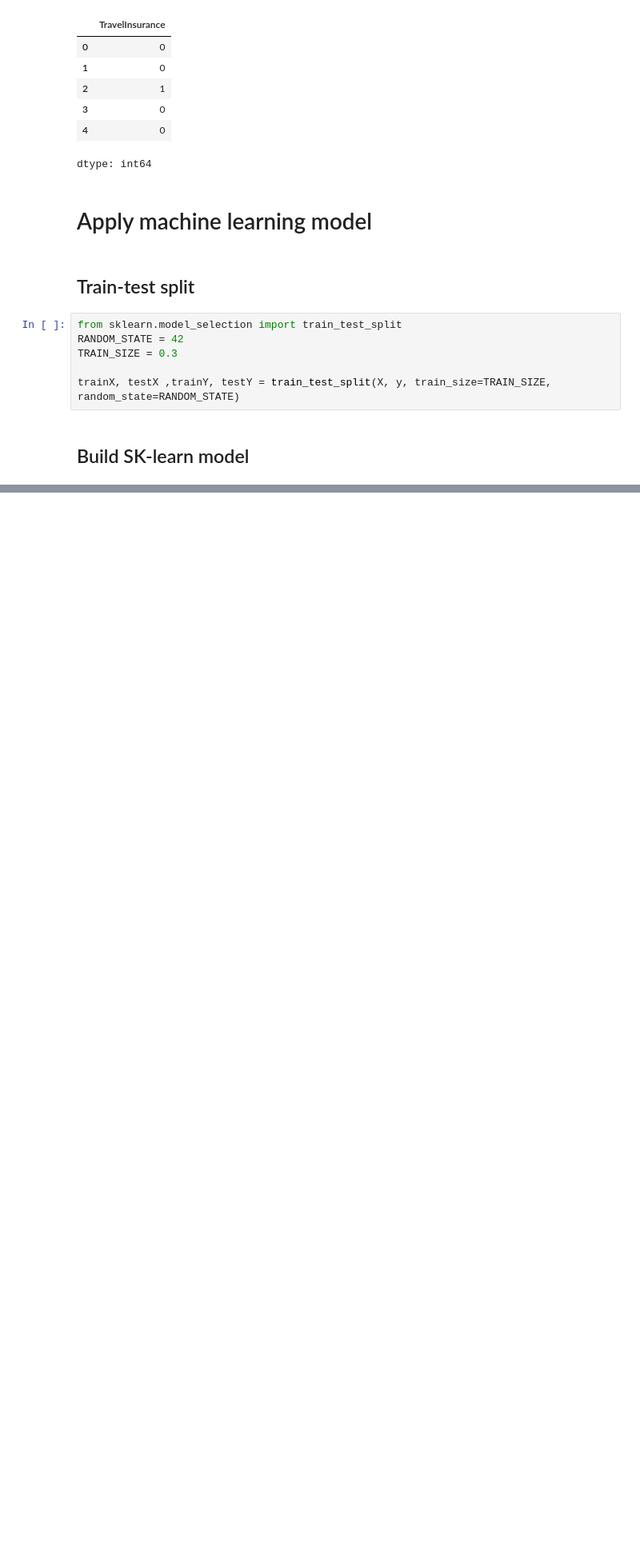
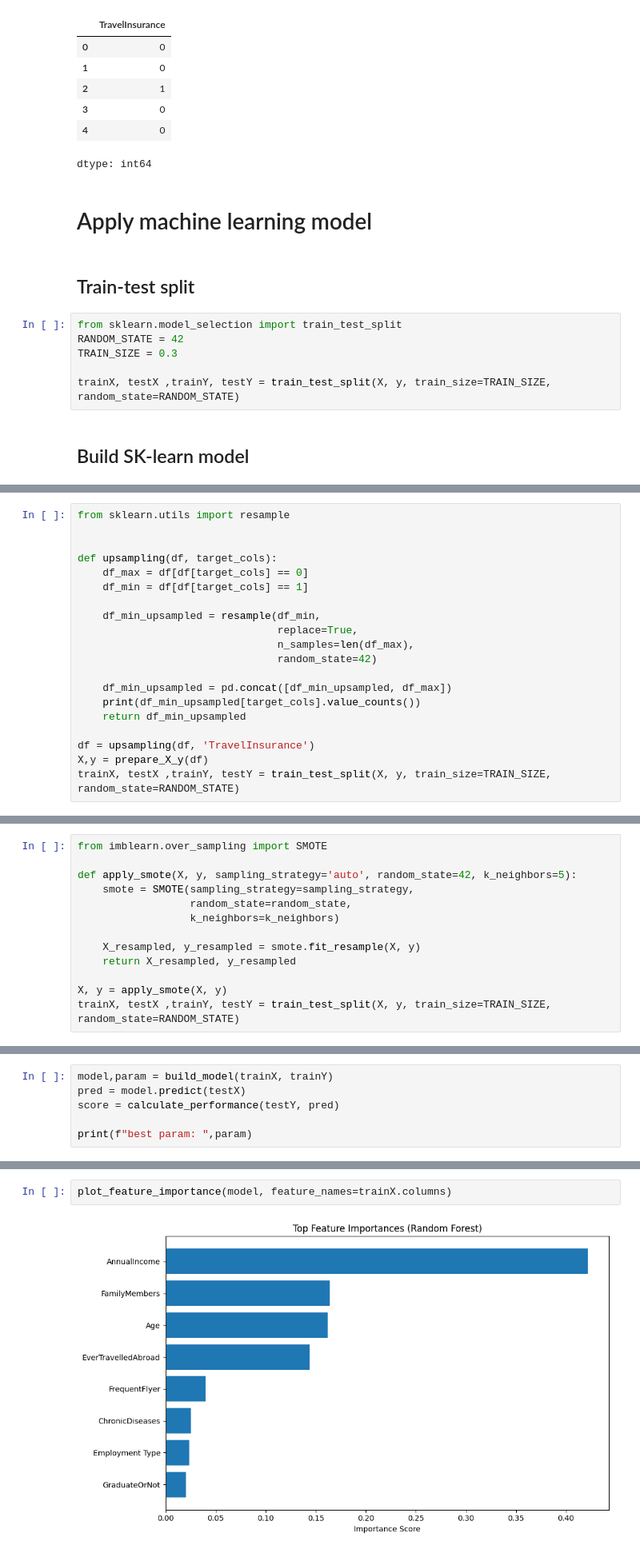
Before and after one commit to Likelipop/Introduction-to-ML, a Jupyter notebook: Homework_Form_DT.ipynb, the cells around one changed output, grey strips where cells are left out. Shown at 80% size. Saved outputs shown, nothing was run; the diff lists cells and outputs as text; blank space fills up the shorter version.

```diff
--- a/Homework_Form_DT.ipynb
+++ b/Homework_Form_DT.ipynb
@@ -277,0 +354,20 @@ calculate_performance(#Todo Input)
+# %%
+from sklearn.utils import resample
+
+
+def upsampling(df, target_cols):
+    df_max = df[df[target_cols] == 0]
+    df_min = df[df[target_cols] == 1]
+
+    df_min_upsampled = resample(df_min,
+                                replace=True,
+                                n_samples=len(df_max),
+                                random_state=42)
+
+    df_min_upsampled = pd.concat([df_min_upsampled, df_max])
+    print(df_min_upsampled[target_cols].value_counts())
+    return df_min_upsampled
+
+df = upsampling(df, 'TravelInsurance')
+X,y = prepare_X_y(df)
+trainX, testX ,trainY, testY = train_test_split(X, y, train_size=TRAIN_SIZE, random_state=RANDOM_STATE)
@@ -277,0 +408,13 @@ calculate_performance(#Todo Input)
+# %%
+from imblearn.over_sampling import SMOTE
+
+def apply_smote(X, y, sampling_strategy='auto', random_state=42, k_neighbors=5):
+    smote = SMOTE(sampling_strategy=sampling_strategy,
+                  random_state=random_state,
+                  k_neighbors=k_neighbors)
+
+    X_resampled, y_resampled = smote.fit_resample(X, y)
+    return X_resampled, y_resampled
+
+X, y = apply_smote(X, y)
+trainX, testX ,trainY, testY = train_test_split(X, y, train_size=TRAIN_SIZE, random_state=RANDOM_STATE)
@@ -277,0 +479,6 @@ calculate_performance(#Todo Input)
+# %%
+model,param = build_model(trainX, trainY)
+pred = model.predict(testX)
+score = calculate_performance(testY, pred)
+
+print(f"best param: ",param)
@@ -278,3 +500,7 @@ calculate_performance(#Todo Input)
+# %%
+plot_feature_importance(model, feature_names=trainX.columns)
+# %% [output]
+[figure, added]
 # %%
 def get_conclusion():
     # Todo: Please return your answer, conclusion and opinion right here
```
Also changed, not shown: parts of 18 cells of this notebook.
